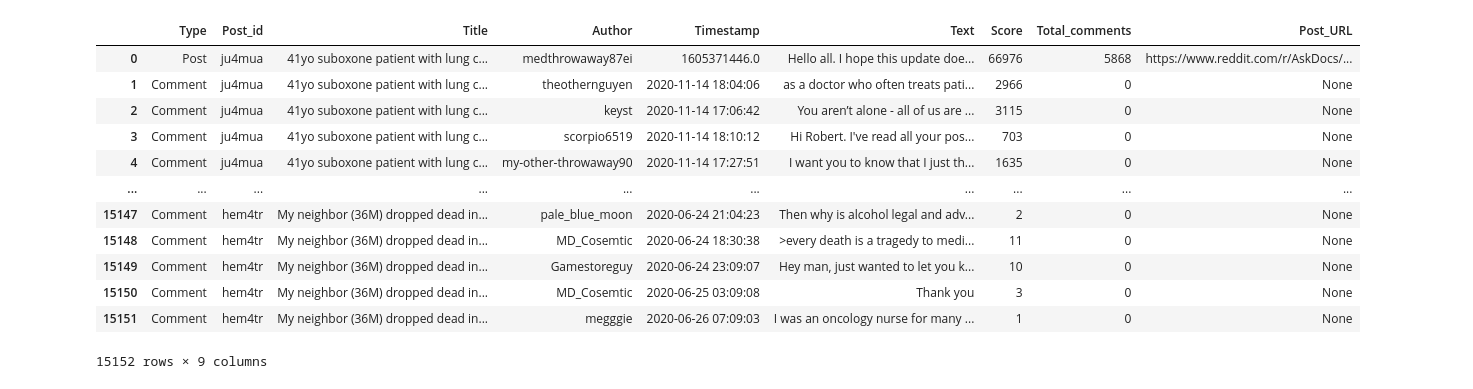
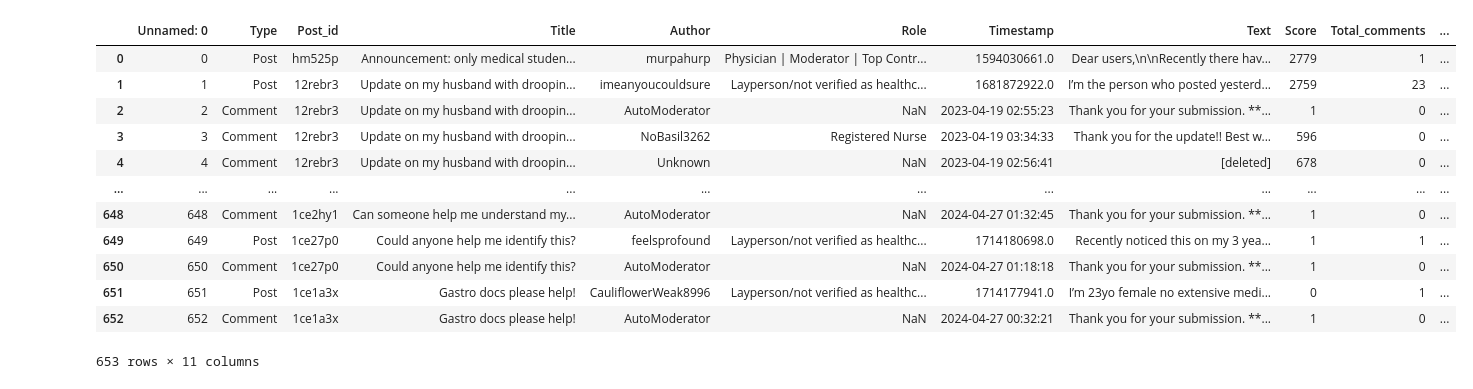
Before and after one commit to ksushrut/LLMProject, a Jupyter notebook: llm.ipynb, the cells around one changed output. Saved outputs shown, nothing was run; the diff lists cells and outputs as text; code cells hidden in the pictures.

```diff
--- a/llm.ipynb
+++ b/llm.ipynb
@@ -64,16 +133,17 @@ df.describe()
-# %%
-df
-# %% [output]
-|  | Type | Post_id | Title | Author | Timestamp | Text | Score | Total_comments | Post_URL |
-| 0 | Post | ju4mua | 41yo suboxone patient with lung c... | medthrowaway87ei | 1605371446.0 | Hello all. I hope this update doe... | 66976 | 5868 | https://www.reddit.com/r/AskDocs/... |
-| 1 | Comment | ju4mua | 41yo suboxone patient with lung c... | theothernguyen | 2020-11-14 18:04:06 | as a doctor who often treats pati... | 2966 | 0 | None |
-| 2 | Comment | ju4mua | 41yo suboxone patient with lung c... | keyst | 2020-11-14 17:06:42 | You aren’t alone - all of us are ... | 3115 | 0 | None |
-| 3 | Comment | ju4mua | 41yo suboxone patient with lung c... | scorpio6519 | 2020-11-14 18:10:12 | Hi Robert. I've read all your pos... | 703 | 0 | None |
-| 4 | Comment | ju4mua | 41yo suboxone patient with lung c... | my-other-throwaway90 | 2020-11-14 17:27:51 | I want you to know that I just th... | 1635 | 0 | None |
-| ... | ... | ... | ... | ... | ... | ... | ... | ... | ... |
-| 15147 | Comment | hem4tr | My neighbor (36M) dropped dead in... | pale_blue_moon | 2020-06-24 21:04:23 | Then why is alcohol legal and adv... | 2 | 0 | None |
-| 15148 | Comment | hem4tr | My neighbor (36M) dropped dead in... | MD_Cosemtic | 2020-06-24 18:30:38 | >every death is a tragedy to medi... | 11 | 0 | None |
-| 15149 | Comment | hem4tr | My neighbor (36M) dropped dead in... | Gamestoreguy | 2020-06-24 23:09:07 | Hey man, just wanted to let you k... | 10 | 0 | None |
-| 15150 | Comment | hem4tr | My neighbor (36M) dropped dead in... | MD_Cosemtic | 2020-06-25 03:09:08 | Thank you | 3 | 0 | None |
-| 15151 | Comment | hem4tr | My neighbor (36M) dropped dead in... | megggie | 2020-06-26 07:09:03 | I was an oncology nurse for many ... | 1 | 0 | None |
-15152 rows × 9 columns
+# %%
+df=pd.read_csv('askdocs.csv')
+df
+# %% [output]
+|  | Unnamed: 0 | Type | Post_id | Title | Author | Role | Timestamp | Text | Score | Total_comments | ... |
+| 0 | 0 | Post | hm525p | Announcement: only medical studen... | murpahurp | Physician | Moderator | Top Contr... | 1594030661.0 | Dear users,\n\nRecently there hav... | 2779 | 1 | ... |
+| 1 | 1 | Post | 12rebr3 | Update on my husband with droopin... | imeanyoucouldsure | Layperson/not verified as healthc... | 1681872922.0 | I’m the person who posted yesterd... | 2759 | 23 | ... |
+| 2 | 2 | Comment | 12rebr3 | Update on my husband with droopin... | AutoModerator | NaN | 2023-04-19 02:55:23 | Thank you for your submission. **... | 1 | 0 | ... |
+| 3 | 3 | Comment | 12rebr3 | Update on my husband with droopin... | NoBasil3262 | Registered Nurse | 2023-04-19 03:34:33 | Thank you for the update!! Best w... | 596 | 0 | ... |
+| 4 | 4 | Comment | 12rebr3 | Update on my husband with droopin... | Unknown | NaN | 2023-04-19 02:56:41 | [deleted] | 678 | 0 | ... |
+| ... | ... | ... | ... | ... | ... | ... | ... | ... | ... | ... | ... |
+| 648 | 648 | Comment | 1ce2hy1 | Can someone help me understand my... | AutoModerator | NaN | 2024-04-27 01:32:45 | Thank you for your submission. **... | 1 | 0 | ... |
+| 649 | 649 | Post | 1ce27p0 | Could anyone help me identify this? | feelsprofound | Layperson/not verified as healthc... | 1714180698.0 | Recently noticed this on my 3 yea... | 1 | 1 | ... |
+| 650 | 650 | Comment | 1ce27p0 | Could anyone help me identify this? | AutoModerator | NaN | 2024-04-27 01:18:18 | Thank you for your submission. **... | 1 | 0 | ... |
+| 651 | 651 | Post | 1ce1a3x | Gastro docs please help! | CauliflowerWeak8996 | Layperson/not verified as healthc... | 1714177941.0 | I’m 23yo female no extensive medi... | 0 | 1 | ... |
+| 652 | 652 | Comment | 1ce1a3x | Gastro docs please help! | AutoModerator | NaN | 2024-04-27 00:32:21 | Thank you for your submission. **... | 1 | 0 | ... |
+653 rows × 11 columns
```
Also changed, not shown: parts of 16 cells of this notebook, 1 other file.
